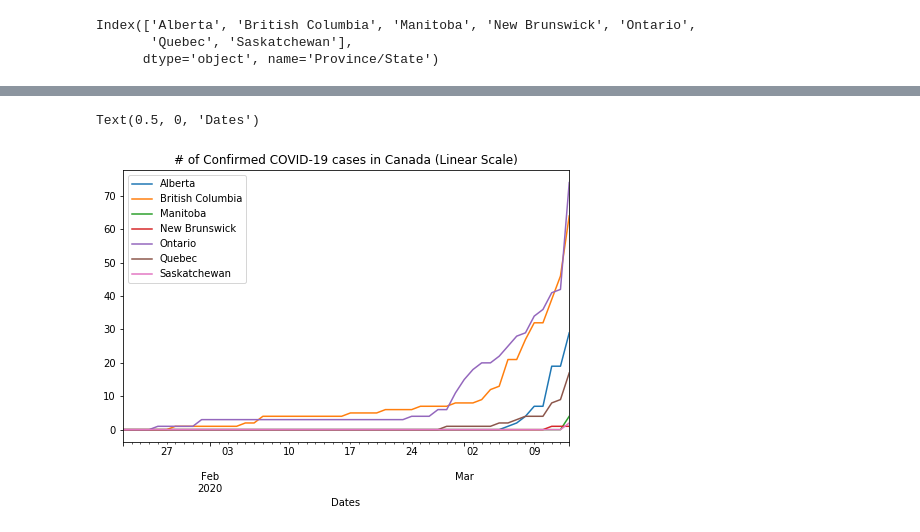
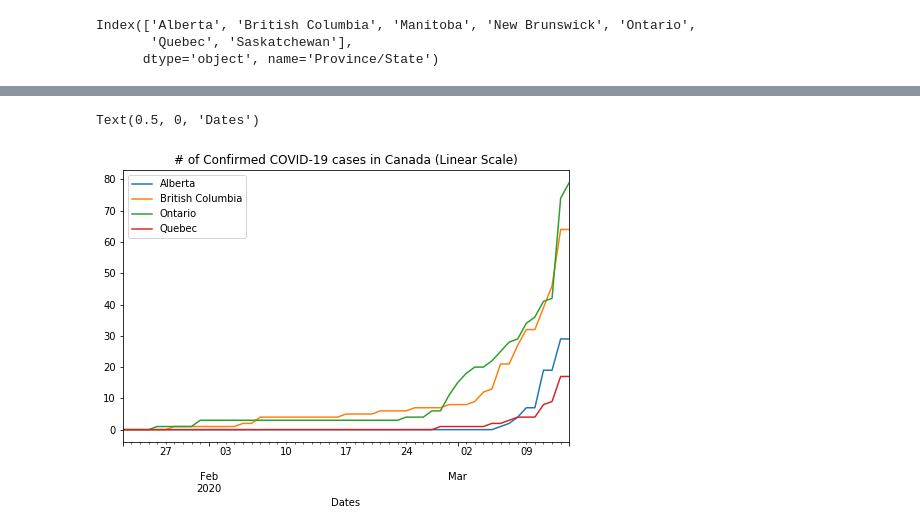
Before and after one commit to h8rry/COVID-19, a Jupyter notebook: graphs - Canada.ipynb, the cells around one changed output, grey strips where cells are left out. Drawn from its saved outputs; the diff is of its cells as text; code cells hidden in the pictures.

```diff
--- a/graphs - Canada.ipynb
+++ b/graphs - Canada.ipynb
@@ -45,7 +45,7 @@ df.index.name = 'Date'
 # %%
 today = df.iloc[-1]
 # %%
-condition = today[(today >= 0)].index
+condition = today[(today >= 10)].index
 # %%
 print(condition)
 # %% [output]
@@ -55,10 +53,13 @@ Index(['Alberta', 'British Columbia', 'Manitoba', 'New Brunswick', 'Ontario',
+# %%
+min_case_num = 10
+title_name = "Canada"
 # %%
 data = {}
 data_original = {}
 
 for s in condition:
     state = df[s]
-    state0 = state[state > 0]
+    state0 = state[state > min_case_num]
 
     state0 = state0.reset_index()
     state0 = state0[s]
@@ -91,0 +93,9 @@ Text(0.5, 0, 'Days after passing 0 confirmed cases')
+# %%
+fig, axes = plt.subplots(1, sharex="all", gridspec_kw={'height_ratios': [1]}, figsize=(8, 5))
+
+for s in data.keys():
+    data_original[s].plot(logy=True)
+
+axes.legend()
+axes.set_title("# of Confirmed COVID-19 cases in "+title_name+" (Log Scale)")
+axes.set_xlabel("Dates")
@@ -92,15 +105,15 @@ Text(0.5, 0, 'Days after passing 0 confirmed cases')
 # %%
 fig, axes = plt.subplots(1, sharex="all", gridspec_kw={'height_ratios': [1]}, figsize=(8, 5))
 
 for s in data.keys():
     data_original[s].plot()
 
 axes.legend()
-axes.set_title("# of Confirmed COVID-19 cases in Canada (Linear Scale)")
+axes.set_title("# of Confirmed COVID-19 cases in "+title_name+" (Linear Scale)")
 axes.set_xlabel("Dates")
 # %% [output]
 Text(0.5, 0, 'Dates')
-[figure, old version]
+[figure, new version]
 # %%
 today.sum()
 # %% [output]
```
Also changed, not shown: parts of 6 cells of this notebook, 3 other files.
